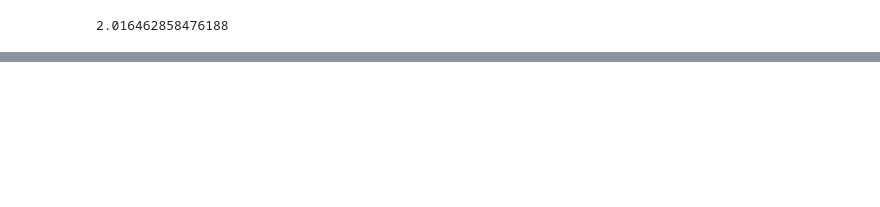
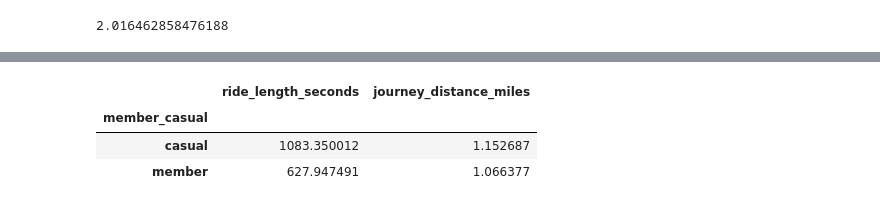
Before and after one commit to Coded123/Google_Data_Analytics_Capstone, a Jupyter notebook: cyclistic_bikeshare_project/cyclistic_bikeshare_analysis.ipynb, the cells around one changed output, grey strips where cells are left out. Drawn from its saved outputs; the diff is of its cells as text; code cells hidden in the pictures; blank space fills up the shorter version.

```diff
--- a/cyclistic_bikeshare_project/cyclistic_bikeshare_analysis.ipynb
+++ b/cyclistic_bikeshare_project/cyclistic_bikeshare_analysis.ipynb
@@ -263,0 +256,7 @@ volume_distance = bike_share.groupby('day_of_week')
+# %%
+mc_type['ride_length_seconds','journey_distance_miles'].mean()
+# %% [output]
+|  | ride_length_seconds | journey_distance_miles |
+| member_casual |  |  |
+| casual | 1083.350012 | 1.152687 |
+| member | 627.947491 | 1.066377 |
```
Also changed, not shown: parts of 15 cells of this notebook.
